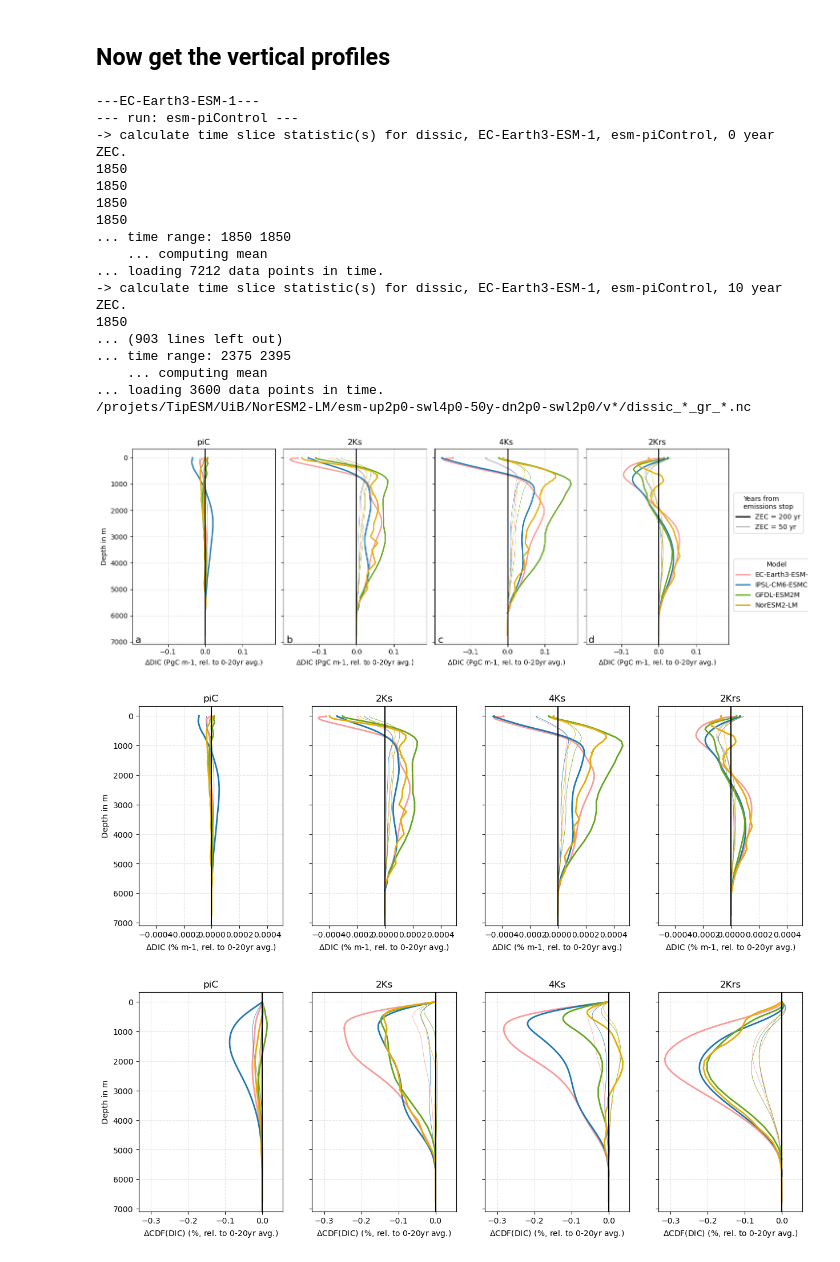
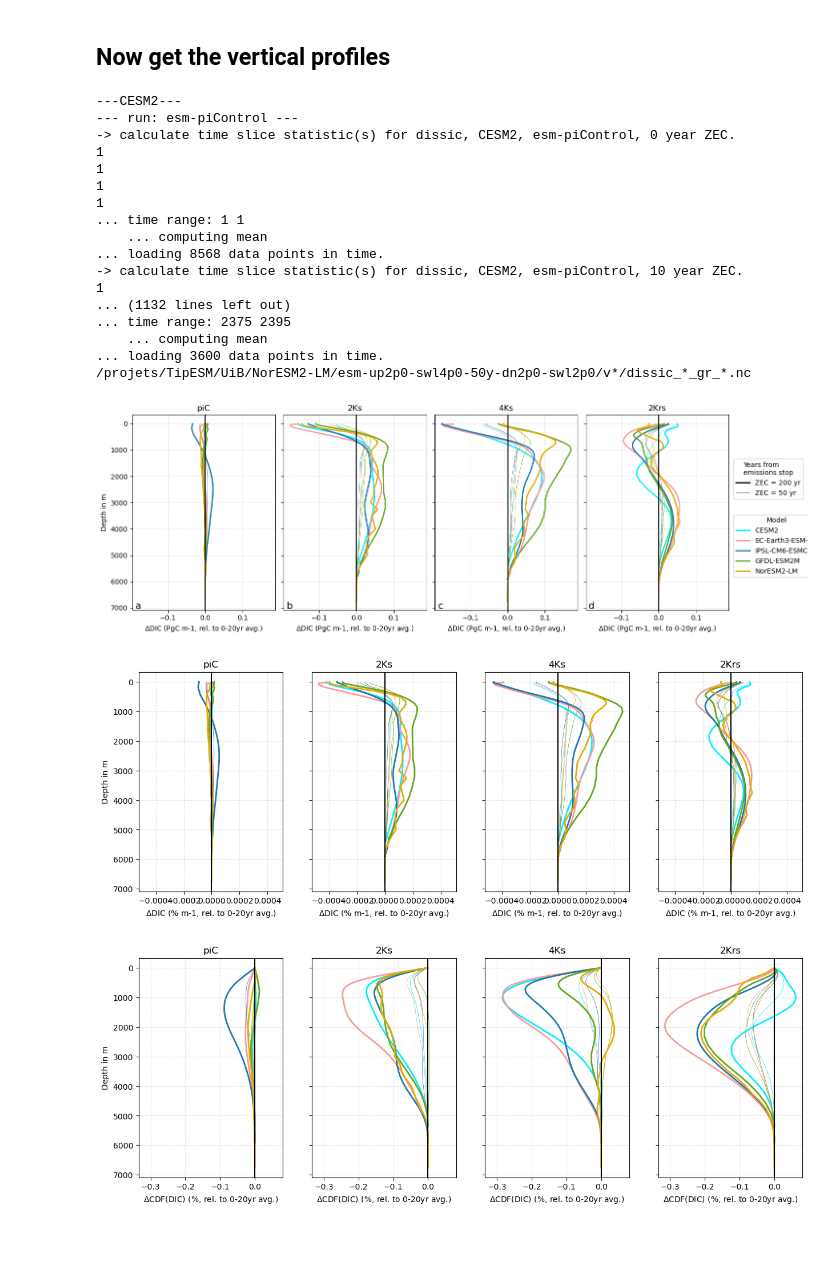
Before and after one commit to eikekoehn/TIPMIP_carbon_cycle, a Jupyter notebook: 02_analysis_and_plotting/plot_vertical_profile_of_global_statistic_for_time_slices_ZEC.ipynb, the cells around one changed output. Cells and saved outputs as stored; diff of their text form; code cells hidden in the pictures.

```diff
--- a/02_analysis_and_plotting/plot_vertical_profile_of_global_statistic_for_time_slices_ZEC.ipynb
+++ b/02_analysis_and_plotting/plot_vertical_profile_of_global_statistic_for_time_slices_ZEC.ipynb
@@ -13,7 +13,7 @@ Loading packages...
 #stat = 'integral'#'mean'
 freq_input = 'monthly'#'monthly'#, 'yearly', 'daily'] #freq_output = 'monthly'#, 'yearly', 'daily', 'climatology', None]
 varias = ['dissic']#['tas','tos','fgco2','nbp','intpp','npp','cSoil','intdic']#'cLand','cVeg'['tos','fgco2','intpp','intdic','tas','cLand','cSoil','cVeg','npp','nbp']#['intdic']#['dissic']#['tos','fgco2','intpp','intdic'] #['cLand','cSoil','cVeg','npp','nbp'] #['tas']#['tos','fgco2','intpp','intdic'] #['cLand','cSoil','cVeg','npp','nbp'] #['tas']#['tos','fgco2','intpp','intdic'] #[,'tas'] #['intdic']#['cLand','cSoil','cVeg','tos','nbp','fgco2','npp','intpp','tas']#'dissic'] #['tas']#['dissic']##['cVeg']#'tas','tos', #['tas','tos', #'tas', #['npp']#['cSoilFast','cSoilMedium','cSoilSlow']#['epc100','cLand','cVeg','nbp','intpp','npp']#,'fgco2',''epc100']#['epc100','fgco2','intpp','tos']#['npp','cSoil','cLand','cVeg']#['fgco2','tas']#['epc100']#['fgco2','intpp','npp','cLand']#['co2s']#['intpp','chlos','epc100']#['cLand','cVeg','cSoil','npp','co2mass','tas','tos','fgco2','nbp','fco2antt','intpp','npp','cLand','cVeg','cSoil','intdic']#['npp','cLand','fgco2','nbp','fco2antt']#'fco2antt']#['tas','nbp','fgco2','fco2antt','co2mass','tos','npp']#]#['intpp','npp','tos'] # ['fgco2','nbp','cLand','dissic','cSoil','cVeg','cLitter','cCwd']#  # 'tas',                ,'co2mass']#['fgco2']#['nbp']#['nbp','cLand'] #['nbp']#['nbp']#['fco2antt']#['cLand','cSoil','cVeg','cLitter','cCwd']#['cLitter']#'cCwd',#['cLand']#['cSoil','cVeg']#['cLitter']#['cCwd']#['cSoil','cVeg']#'cLand',#['tas','nbp','npp','tos','fgco2','intpp']
-models = ['EC-Earth3-ESM-1','IPSL-CM6-ESMCO2','GFDL-ESM2M','NorESM2-LM']#['GISSE2.1-G-CC2']#['ACCESS-ESM1-5']#['IPSL-CM6-ESMCO2']#['EC-Earth3-ESM-1']#['CESM2']#['UKESM1-2']#['EC-Earth3-ESM-1'] #['UKESM1-2']#['GFDL-ESM2M']#['IPSL-CM6-ESMCO2']#[]#['ACCESS-ESM1-5']#['CESM2']#['MIROC-ES2L']#['ACCESS-ESM1-5']#['UKESM1-2']#['EC-Earth3-ESM-1'] #['NorESM2-LM']#['GISSE2.1-G-CC2']#['IPSL-CM6-ESMCO2']#['GFDL-ESM2M']#['NorESM2-LM']##['GFDL-ESM2M']#['IPSL-CM6-ESMCO2']#['CESM2']#['ACCESS-ESM1-5'] #['ACCESS-ESM1-5']#['IPSL-CM6-ESMCO2']#['NorESM2-LM']#['IPSL-CM6-ESMCO2','NorESM2-LM','GFDL-ESM2M']#['MIROC-ES2L'] ['IPSL-CM6-ESMCO2']#['EC-Earth3-ESM-1']#['UKESM1-2']#['IPSL-CM6-ESMCO2']#['IPSL-CM6-ESMCO2']#[]#['GISSE2.1-G-CC2']#['EC-Earth3-ESM-1']#,'UKESM1-2']#['NorESM2-LM']#['GFDL-ESM2M']#['IPSL-CM6-ESMCO2']#['UKESM1-2']#['IPSL-CM6-ESMCO2','NorESM2-LM','GFDL-ESM2M'] # ,
+models = ['CESM2','EC-Earth3-ESM-1','IPSL-CM6-ESMCO2','GFDL-ESM2M','NorESM2-LM']#['GISSE2.1-G-CC2']#['ACCESS-ESM1-5']#['IPSL-CM6-ESMCO2']#['EC-Earth3-ESM-1']#['CESM2']#['UKESM1-2']#['EC-Earth3-ESM-1'] #['UKESM1-2']#['GFDL-ESM2M']#['IPSL-CM6-ESMCO2']#[]#['ACCESS-ESM1-5']#['CESM2']#['MIROC-ES2L']#['ACCESS-ESM1-5']#['UKESM1-2']#['EC-Earth3-ESM-1'] #['NorESM2-LM']#['GISSE2.1-G-CC2']#['IPSL-CM6-ESMCO2']#['GFDL-ESM2M']#['NorESM2-LM']##['GFDL-ESM2M']#['IPSL-CM6-ESMCO2']#['CESM2']#['ACCESS-ESM1-5'] #['ACCESS-ESM1-5']#['IPSL-CM6-ESMCO2']#['NorESM2-LM']#['IPSL-CM6-ESMCO2','NorESM2-LM','GFDL-ESM2M']#['MIROC-ES2L'] ['IPSL-CM6-ESMCO2']#['EC-Earth3-ESM-1']#['UKESM1-2']#['IPSL-CM6-ESMCO2']#['IPSL-CM6-ESMCO2']#[]#['GISSE2.1-G-CC2']#['EC-Earth3-ESM-1']#,'UKESM1-2']#['NorESM2-LM']#['GFDL-ESM2M']#['IPSL-CM6-ESMCO2']#['UKESM1-2']#['IPSL-CM6-ESMCO2','NorESM2-LM','GFDL-ESM2M'] # ,
 runs = pruns.get_run_list('tipmip_tier1')#[1:]#:1]#[5:]#[1:]#[:-1]#[:1]#[-1:]#[:1]#[:1]#[1:]#[-1:] #
 
 stat = 'integral'
@@ -120,10 +120,10 @@ def get_time_range_underlying_time_slice(model,run_name,zec_horizon,time_window_
 
 def calc_time_slice_stat(varia,model,run,ZEC,time_slice_start_year,time_slice_end_year,temporal_stat='mean',vert_stat=None):
 
-    if model == 'CESM2':
-        print(varia)
-        varia = mgrab.varia_mapper_cmor_to_model(varia)
-        print(varia)
+    #if model == 'CESM2':
+    #    print(varia)
+    #    varia = mgrab.varia_mapper_cmor_to_model(varia)
+    #    print(varia)
 
     # first get the dataset
     #da = mgrab.get_data(varia,run,freq_input=freq_input,verbose_level=0)#,server=server)#,server=server)
@@ -331,22 +331,24 @@ for varia in varias:
 
         if model == 'EC-Earth3-ESM-1':
             dzdict[varia][model] = da.lev_bnds.diff('bnds').squeeze().isel(ZEC=0)
+        elif model == 'CESM2':
+            dzdict[varia][model] = da.dz.squeeze().isel(ZEC=0)
         else:
             dzdict[varia][model] = mgrab.get_dz(varia,run,freq_input=freq_input,verbose_level=0)
 # %% [output]
----EC-Earth3-ESM-1---
+---CESM2---
 --- run: esm-piControl ---
--> calculate time slice statistic(s) for dissic, EC-Earth3-ESM-1, esm-piControl, 0 year ZEC.
-1850
-1850
-1850
-1850
-... time range: 1850 1850
+-> calculate time slice statistic(s) for dissic, CESM2, esm-piControl, 0 year ZEC.
+1
+1
+1
+1
+... time range: 1 1
     ... computing mean
-... loading 7212 data points in time.
--> calculate time slice statistic(s) for dissic, EC-Earth3-ESM-1, esm-piControl, 10 year ZEC.
-1850
-... (903 lines left out)
+... loading 8568 data points in time.
+-> calculate time slice statistic(s) for dissic, CESM2, esm-piControl, 10 year ZEC.
+1
+... (1132 lines left out)
 ... time range: 2375 2395
     ... computing mean
 ... loading 3600 data points in time.
@@ -364,18 +366,27 @@ for varia in varias:
     for model in models:
         if model == 'GFDL-ESM2M':
             zlev = 'olevel'
+        elif model == 'CESM2':
+            zlev = 'z_t'
         else:
             zlev = 'lev'
         for rdx,run in enumerate(run_names):
             ref_profile = sdict['dissic'][model][run].sel(ZEC=10)
             for zdx,ZEC in enumerate([200,50]): #[25,50,100,150,200]:
                 profile = (sdict['dissic'][model][run].sel(ZEC=ZEC) - ref_profile) / dzdict['dissic'][model]
-                profile = profile * 12.0107/1000/1000/1000/1000/1000
+                profile = profile * 12.0107/1000/1000/1000/1000/1000 #
+
+                zaxis = profile[zlev]
+
+                if model == 'CESM2':
+                    zaxis = zaxis/100.
+                    profile = profile/1000.
+
                 if zdx == 0 and run == 'esm-up2p0-gwl4p0-50y-dn2p0-gwl2p0':
                     label = model
                 else:
                     label = ''
-                ax[rdx].plot(profile,profile[zlev],color=model_dict[model].color_id,linestyle='-',linewidth=ZEC/100,label=label)#run_dict[run].linestyle_id)
+                ax[rdx].plot(profile,zaxis,color=model_dict[model].color_id,linestyle='-',linewidth=ZEC/100,label=label)#run_dict[run].linestyle_id)
     for rdx,run in enumerate(run_names):
         ax[rdx].grid(alpha=0.35,linestyle='--',zorder=-10)
         ax[rdx].set_title(col_labels[rdx])
@@ -430,7 +441,7 @@ os.makedirs(plot_dir,exist_ok = True)
 plot_filename = f'{varia}_vert_profile_MMM_{temporal_stat}_win21yr_ZEC.png'
 fig.savefig(f'{plot_dir}/{plot_filename}',dpi=300) # ,transparent=True
 # %% [output]
-[figure, old version]
+[figure, new version]
 # %%
 col_labels = ["piC", "2Ks", "4Ks", "2Krs"]
 
@@ -439,6 +450,8 @@ for varia in varias:
     for model in models:
         if model == 'GFDL-ESM2M':
             zlev = 'olevel'
+        elif model == 'CESM2':
+            zlev = 'z_t'
         else:
             zlev = 'lev'
         for rdx,run in enumerate(run_names):
@@ -454,7 +467,13 @@ for varia in varias:
 
                 anom_profile = rel_profile - rel_ref_profile
 
-                ax[rdx].plot(anom_profile,anom_profile[zlev],color=model_dict[model].color_id,linestyle='-',linewidth=ZEC/100)#run_dict[run].linestyle_id)
+
+                zaxis = profile[zlev]
+
+                if model == 'CESM2':
+                    zaxis = zaxis/100.
+
+                ax[rdx].plot(anom_profile,zaxis,color=model_dict[model].color_id,linestyle='-',linewidth=ZEC/100)#run_dict[run].linestyle_id)
     for rdx,run in enumerate(run_names):
         ax[rdx].grid(alpha=0.35,linestyle='--',zorder=-10)
         ax[rdx].set_title(col_labels[rdx])
@@ -463,35 +482,42 @@ for varia in varias:
 ax[0].set_ylabel('Depth in m')
 ax[0].invert_yaxis()
 # %% [output]
-[figure, old version]
+[figure, new version]
 # %%
 col_labels = ["piC", "2Ks", "4Ks", "2Krs"]
 
 for varia in varias:
     fig, ax = plt.subplots(1,len(run_names),figsize=(15,5),sharex=True,sharey=True)
     for model in models:
         if model == 'GFDL-ESM2M':
             zlev = 'olevel'
+        elif model == 'CESM2':
+            zlev = 'z_t'
         else:
             zlev = 'lev'
         for rdx,run in enumerate(run_names):
             dz = dzdict['dissic'][model]
             ref_profile = sdict['dissic'][model][run].sel(ZEC=10)
             ref_profile_cumsum = ref_profile.cumsum(zlev) / (ref_profile).sum(zlev) * 100
 
             for ZEC in [50,200]: #[25,50,100,150,200]:
                 profile = sdict['dissic'][model][run].sel(ZEC=ZEC)
                 profile_cumsum = profile.cumsum(zlev) / (profile).sum(zlev) * 100
 
                 anom_profile = profile_cumsum - ref_profile_cumsum
 
-                ax[rdx].plot(anom_profile,anom_profile[zlev],color=model_dict[model].color_id,linestyle='-',linewidth=ZEC/100)#run_dict[run].linestyle_id)
+                zaxis = profile[zlev]
+
+                if model == 'CESM2':
+                    zaxis = zaxis/100.
+
+                ax[rdx].plot(anom_profile,zaxis,color=model_dict[model].color_id,linestyle='-',linewidth=ZEC/100)#run_dict[run].linestyle_id)
     for rdx,run in enumerate(run_names):
         ax[rdx].grid(alpha=0.35,linestyle='--',zorder=-10)
         ax[rdx].set_title(col_labels[rdx])
         ax[rdx].axvline(0,color='k')
         ax[rdx].set_xlabel(f'$\Delta$CDF(DIC) (%, rel. to 0-20yr avg.)')
 ax[0].set_ylabel('Depth in m')
 ax[0].invert_yaxis()
 # %% [output]
-[figure, old version]
+[figure, new version]
```
Also changed, not shown: 19 other files.
